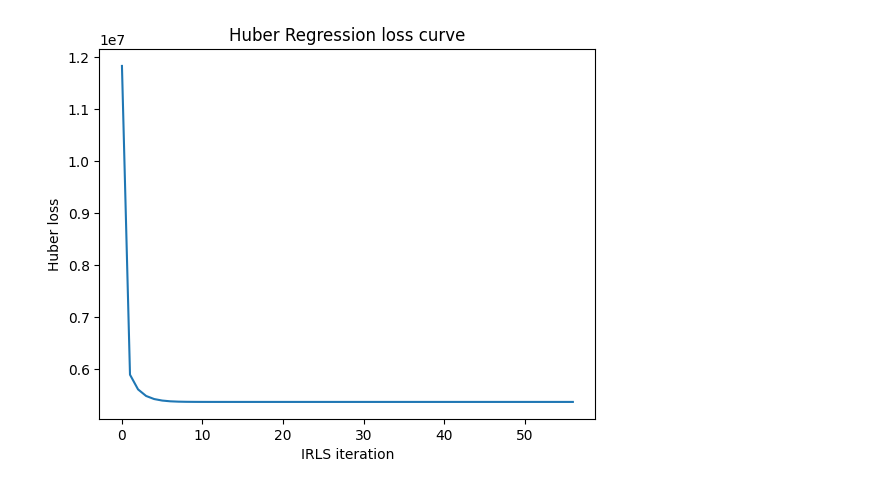
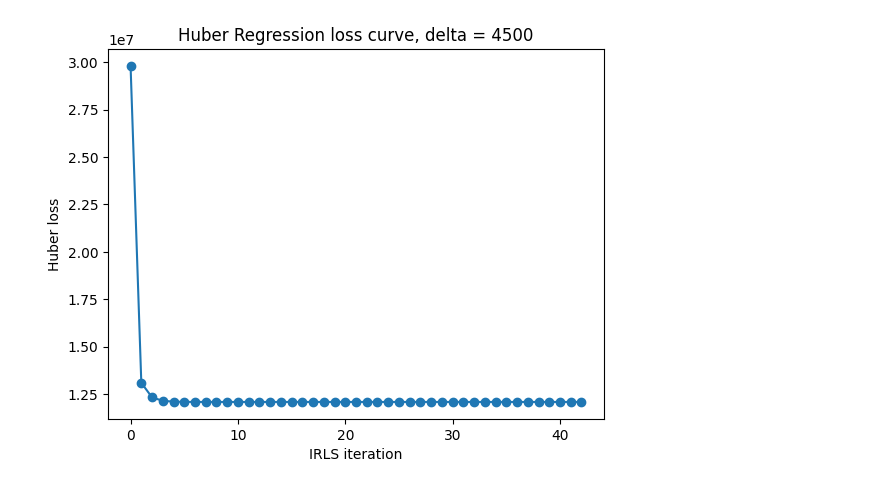
Before and after one commit to nj-nattida/Intro-to-ML, a Jupyter notebook: huber_regression.ipynb, the cells around one changed output. Saved outputs shown, nothing was run; the diff lists cells and outputs as text; code cells hidden in the pictures.

Commit message:
edit Bayesian and Huber

```diff
--- a/huber_regression.ipynb
+++ b/huber_regression.ipynb
@@ -131,7 +76,31 @@ class HuberRegressionScratch:
 # %%
-huber_model = HuberRegressionScratch(delta=1500.0, max_iter=1000)
+from sklearn.model_selection import KFold
+
+def cv_delta_search(X, y, deltas, n_splits=5, seed=42):
+    X = np.asarray(X, dtype=float)
+    y = np.asarray(y, dtype=float).ravel()
+    kf = KFold(n_splits=n_splits, shuffle=True, random_state=seed)
+    out = []
+    for delta in deltas:
+        r2s, maes = [], []
+        for tr, va in kf.split(X):
+            m = HuberRegressionScratch(delta=delta, max_iter=100).fit(X[tr], y[tr])
+            p = m.predict(X[va])
+            r2s.append(r2_score(y[va], p))
+            maes.append(mean_absolute_error(y[va], p))
+        out.append((delta, float(np.mean(r2s)), float(np.mean(maes))))
+    return out
+
+results = cv_delta_search(Xr_train_scaled.values, yr_train,
+                          [1500, 3000, 4500, 6000, 9000, 15000, 1e12])   # 1e12 เท่ากับ OLS
+for delta, cv_r2, cv_mae in results:
+    print(f"delta={delta:<10g} CV R² = {cv_r2:.4f}   CV MAE = {cv_mae:.1f}")
+
+best_delta = max(results, key=lambda r: r[1])[0]
+print("\nbest delta by CV R²:", best_delta)
+
+huber_model = HuberRegressionScratch(delta=best_delta, max_iter=50, init="zeros")
 huber_model.fit(Xr_train_scaled.values, yr_train)
-
 y_pred_huber = huber_model.predict(Xr_test_scaled.values)
 
 print("R² =", r2_score(yr_test, y_pred_huber))
@@ -144,12 +122,15 @@ MAE = 4107.376588010895
 # %%
 # loss curve
-plt.plot(huber_model.loss_history)
+huber_curve = HuberRegressionScratch(delta=4500, max_iter=50, init="zeros")
+huber_curve.fit(Xr_train_scaled.values, yr_train)
+
+plt.plot(huber_curve.loss_history, marker='o')
 plt.xlabel('IRLS iteration')
 plt.ylabel('Huber loss')
-plt.title('Huber Regression loss curve')
+plt.title('Huber Regression loss curve, delta = 4500')
 plt.show()
 # %% [output]
-[figure, old version]
+[figure, new version]
 # %%
 sk_huber = HuberRegressor(epsilon=1.35, max_iter=2000)
 sk_huber.fit(Xr_train_scaled.values, yr_train)
```
Also changed, not shown: parts of 4 cells of this notebook, 1 other file.
